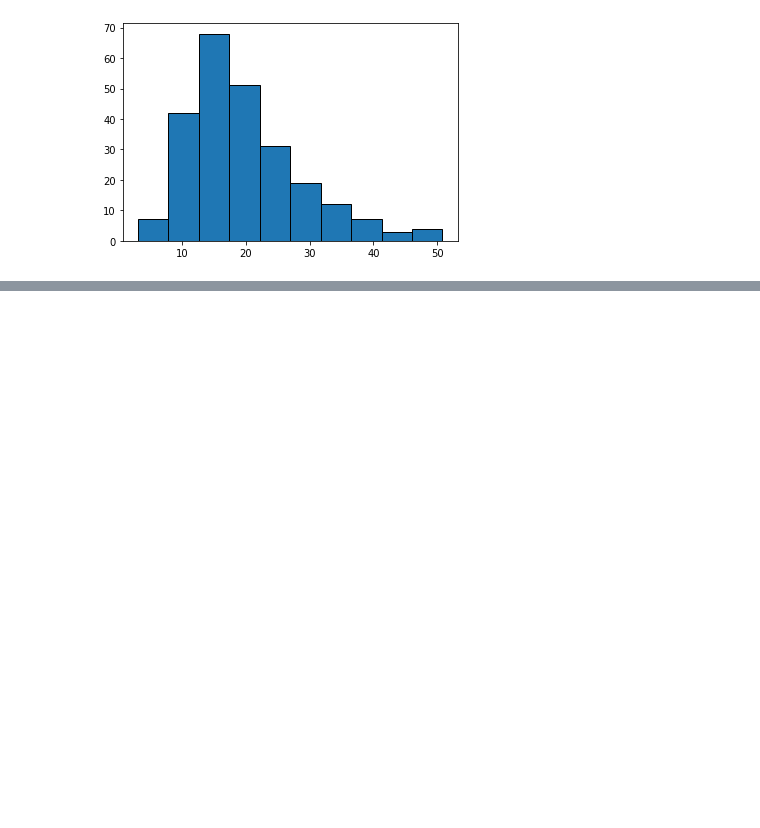
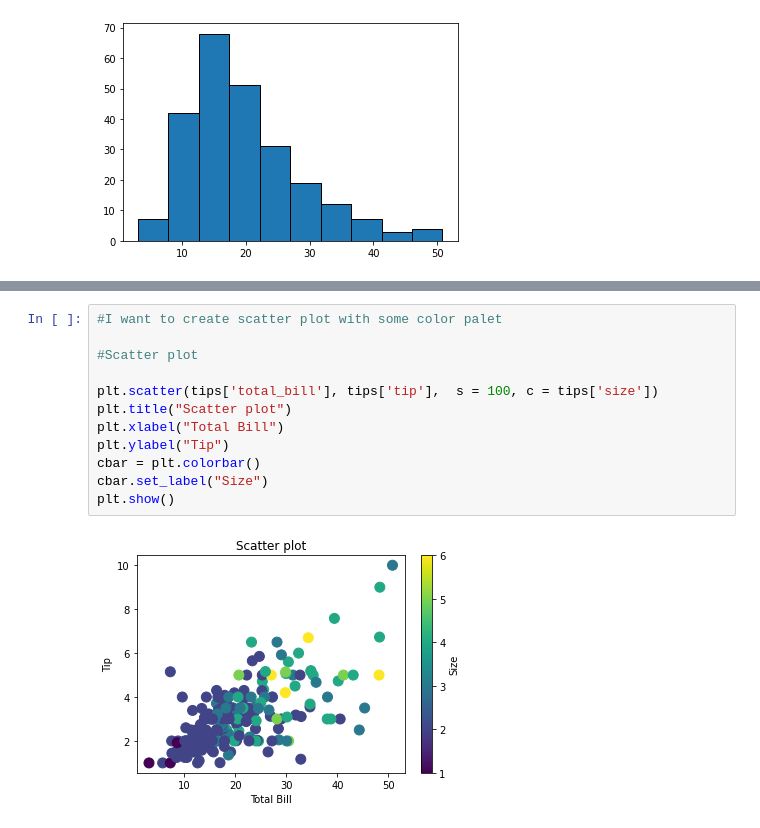
Before and after one commit to SairamTadepalli19/Day2_ML, a Jupyter notebook: Day2_ML.ipynb, the cells around one changed output, grey strips where cells are left out. Drawn from its saved outputs; the diff is of its cells as text; blank space fills up the shorter version.

```diff
--- a/Day2_ML.ipynb
+++ b/Day2_ML.ipynb
@@ -250,0 +295,14 @@ ValueError: ignored
+# %%
+#I want to create scatter plot with some color palet
+
+#Scatter plot
+
+plt.scatter(tips['total_bill'], tips['tip'],  s = 100, c = tips['size'])
+plt.title("Scatter plot")
+plt.xlabel("Total Bill")
+plt.ylabel("Tip")
+cbar = plt.colorbar()
+cbar.set_label("Size")
+plt.show()
+# %% [output]
+[figure, added]
```
Also changed, not shown: parts of 17 cells of this notebook.
